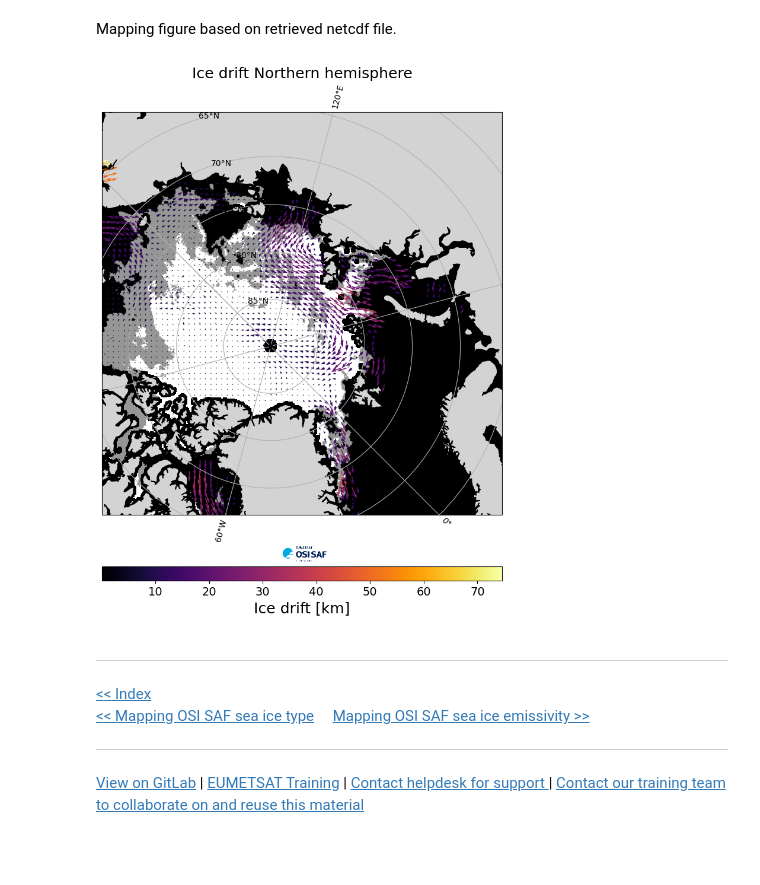
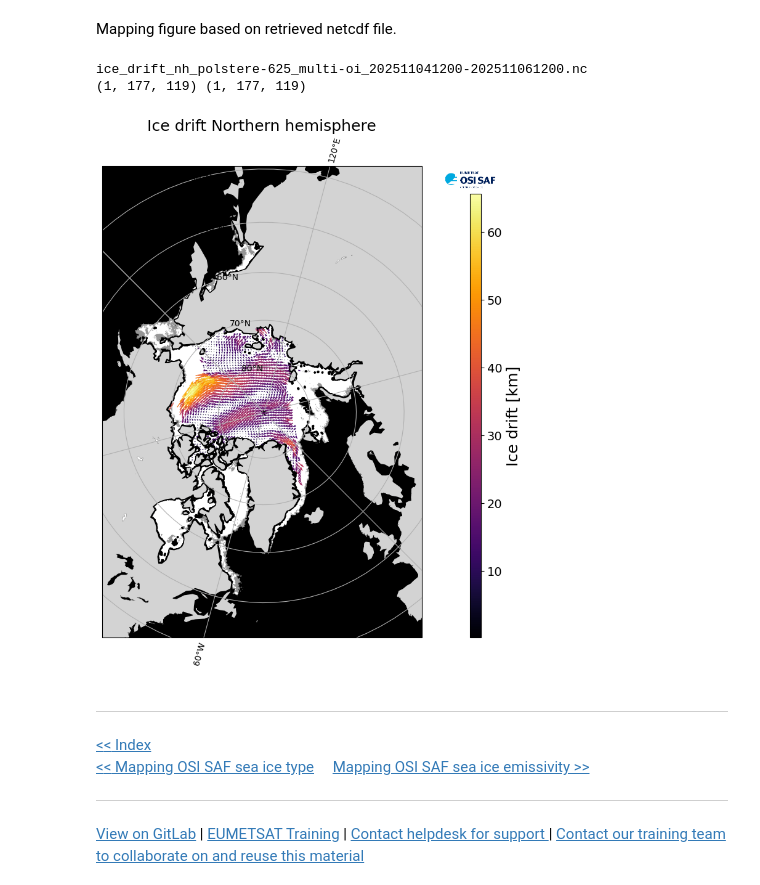
Before and after one commit to eumetsat/learn-osi-saf-sea-ice, a Jupyter notebook: 1_OSI_SAF_sea_ice_introductory/1_3d_OSI_SAF_sea_ice_mapping_Ice_Drift.ipynb, the cells around one changed output. Saved outputs shown, nothing was run; the diff lists cells and outputs as text; code cells hidden in the pictures; blank space fills up the shorter version.

```diff
--- a/1_OSI_SAF_sea_ice_introductory/1_3d_OSI_SAF_sea_ice_mapping_Ice_Drift.ipynb
+++ b/1_OSI_SAF_sea_ice_introductory/1_3d_OSI_SAF_sea_ice_mapping_Ice_Drift.ipynb
@@ -240,7 +240,7 @@ def add_colorbar(im, fig, orientation, cmap, discrete=False, extend='neither'):
 # %% [markdown]
 Setting directory where to read data files
 # %%
-directory = os.path.join(os.getcwd(), 'products', 'sea_ice_drift_lr', 'nh')
+directory = os.path.join(os.getcwd(), 'products', 'SI_drift', 'nh')
 # %% [markdown]
 Choose a colormap for your data set. You can find more information on matplotlib colormaps <a href="https://matplotlib.org/stable/tutorials/colors/colormaps.html" target="_blank">here</a>.
 However, we recommend you have a look at <a href=" https://matplotlib.org/cmocean/" target="_blank">cmocean colormaps</a> or that you use scientific colormaps for data visulaisation from librairies such as cmcrameri.
@@ -290,22 +290,24 @@ lat_max = 90
 # %% [markdown]
 Mapping figure based on retrieved netcdf file.
 # %%
-fig = plt.figure(figsize=(9,12))
+fig = plt.figure(figsize=(9,9))
 # request output projection
 output_projection=ccrs.Stereographic(central_latitude=90.0, central_longitude=-45.0, true_scale_latitude=70.0)
 
 # map ice drift
 im = mapping_ice_drift(directory,
-                       os.path.join(os.getcwd(), "products", "sea_ice_edge", "nh", "ice_edge_nh_polstere-100_multi_202307231200.nc"),
+                       os.path.join(os.getcwd(), "products", "SI_edge", "nh", "ice_edge_nh_polstere-100_multi_202504171200.nc"),
                        output_projection,
                        cmap,
-                       title="Ice drift Northern hemisphere",
-                       region=[lon_min,lon_max,lat_min, lat_max])
+                       title="Ice drift Northern hemisphere")
+                       #region=[lon_min,lon_max,lat_min, lat_max])
 
 # Adding a colorbar
-add_colorbar(im, fig, orientation="horizontal", cmap=cmap)
+add_colorbar(im, fig, orientation="vertical", cmap=cmap)
 # %% [output]
+ice_drift_nh_polstere-625_multi-oi_202511041200-202511061200.nc
+(1, 177, 119) (1, 177, 119)
-[figure, old version]
+[figure, new version]
 # %% [markdown]
 <hr>
 <a href="../Index.ipynb" target="_blank"><< Index</a>
```
Also changed, not shown: parts of 3 cells of this notebook.
